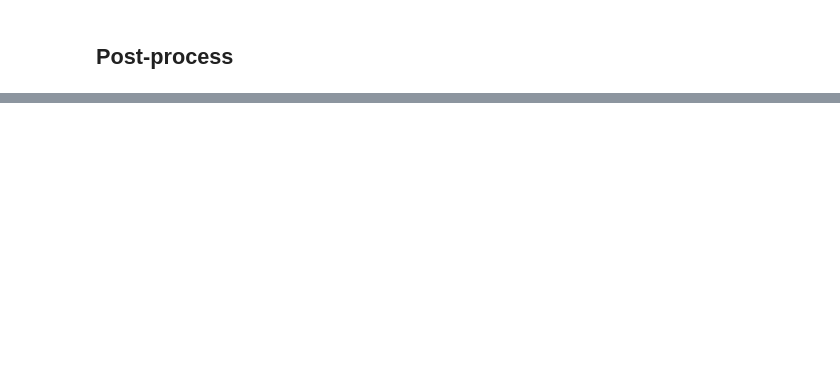
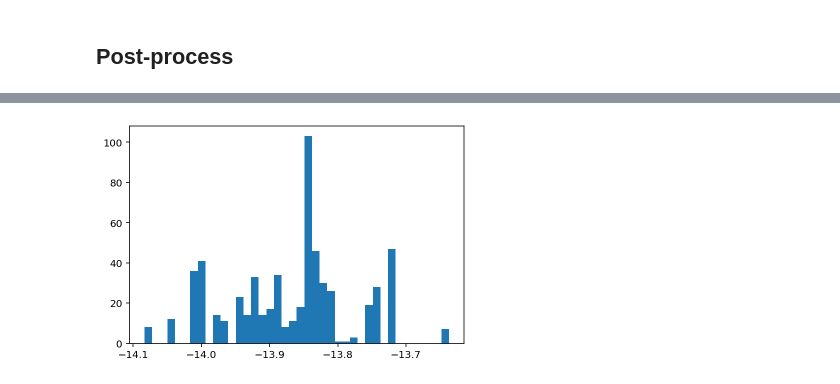
Before and after one commit to nanograv/12p5yr_stochastic_analysis, a Jupyter notebook: notebooks/gwb_analysis.ipynb, the cells around one changed output, grey strips where cells are left out. Cells and saved outputs as stored; diff of their text form; code cells hidden in the pictures; blank space fills up the shorter version.

```diff
--- a/notebooks/gwb_analysis.ipynb
+++ b/notebooks/gwb_analysis.ipynb
@@ -523,0 +596,6 @@ print(model_utils.odds_ratio(chain_burn[:, ind_model], models=[0,1]))
+# %%
+chain = np.loadtxt(outDir + '/chain_1.txt')
+burn = int(0.25*chain.shape[0])
+pars = np.loadtxt(outDir + '/pars.txt', dtype=np.unicode_)
+
+pp = model_utils.PostProcessing(chain, pars)
@@ -523,0 +622,14 @@ print(model_utils.odds_ratio(chain_burn[:, ind_model], models=[0,1]))
+# %%
+# Plot histgram for GW amplitude
+chain_burn = chain[burn:,:]
+
+ind_model = list(pars).index('nmodel')
+ind_gwamp = list(pars).index('gw_log10_A')
+
+# ORF = None
+#plt.hist(chain_burn[chain_burn[:, ind_model] < 0.5, ind_gwamp], bins=40);
+
+# ORF = Hellings & Downs
+plt.hist(chain_burn[chain_burn[:, ind_model] > 0.5, ind_gwamp], bins=40);
+# %% [output]
+[figure, added]
```
Also changed, not shown: parts of 89 cells of this notebook, 7 other files.
